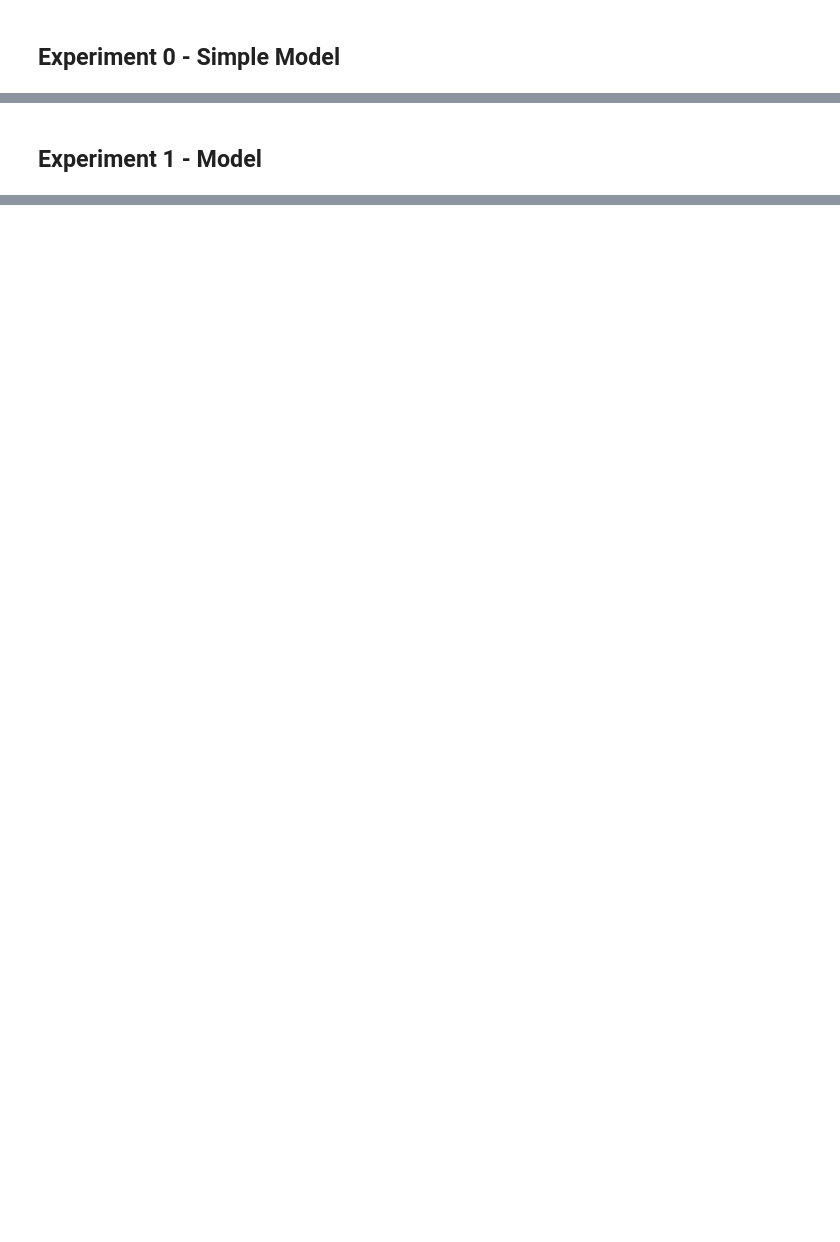
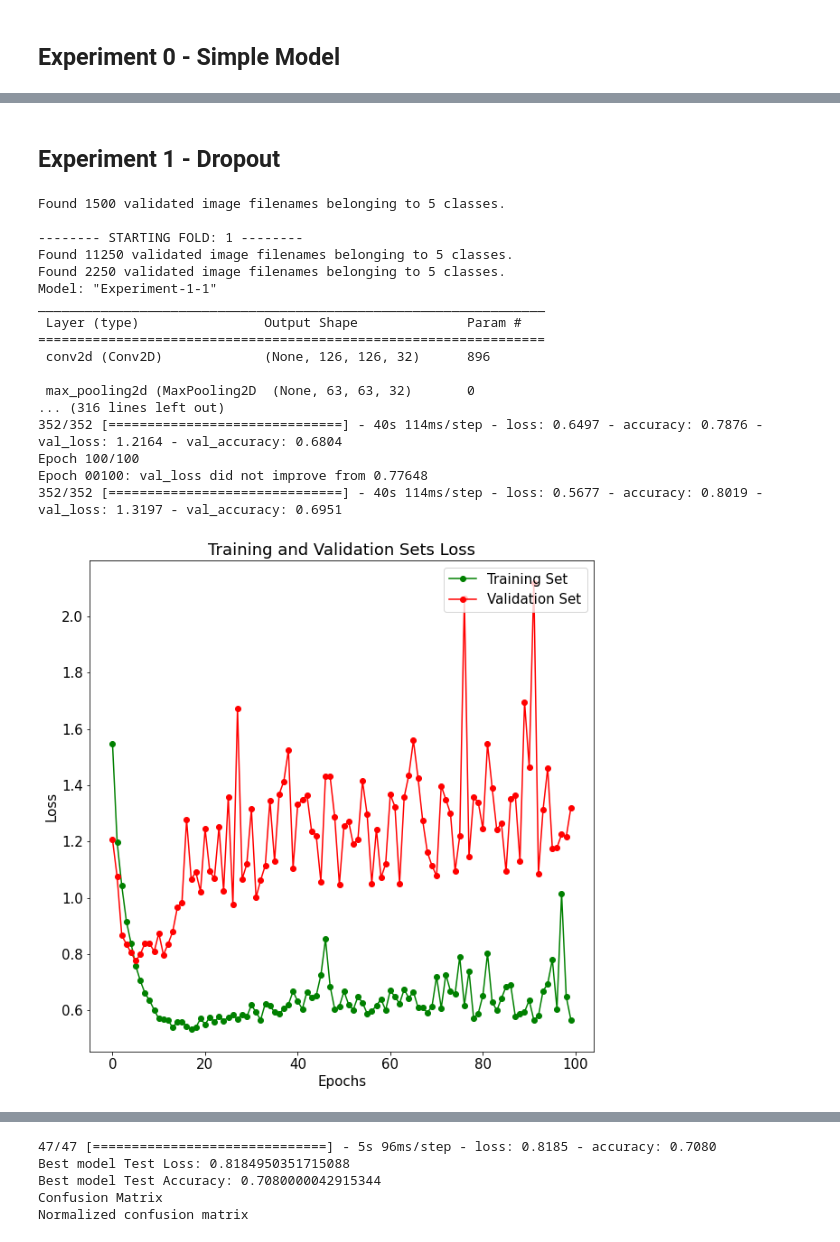
Before and after one commit to rambodrahmani/deep-learning, a Jupyter notebook: jupyter/Task2-Training-from-scratch-images.ipynb, the cells around one changed output, grey strips where cells are left out. Drawn from its saved outputs; the diff is of its cells as text; code cells hidden in the pictures; blank space fills up the shorter version.

```diff
--- a/jupyter/Task2-Training-from-scratch-images.ipynb
+++ b/jupyter/Task2-Training-from-scratch-images.ipynb
@@ -128,2 +114,39 @@ weighted avg       0.21      0.22      0.21      1500
 # %% [markdown]
-## Experiment 1 - Model
+## Experiment 1 - Dropout
+# %%
+# experiment model layers
+layers = [
+    Conv2D(32, kernel_size=(3, 3), activation='relu', input_shape=(128, 128, 3)),
+    MaxPooling2D(pool_size=(2, 2)),
+    Conv2D(64, kernel_size=(3, 3), activation='relu'),
+    MaxPooling2D(pool_size=(2, 2)),
+    Flatten(),
+    Dense(32, activation='relu'),
+    Dropout(0.4),
+    Dense(NUM_CLASSES, activation='softmax')
+]
+
+# train, validate and test
+images_kfold_validation(model_name="Experiment-1", n_splits=6, test_size=0.10,
+                        shuffle=True, layers=layers, learning_rate=0.001,
+                        decay=1e-6, target_size=TARGET_SIZE, epochs=100,
+                        batch_size=32, one_fold=True, resample_data=3000, augment=False)
+# %% [output]
+Found 1500 validated image filenames belonging to 5 classes.
+
+-------- STARTING FOLD: 1 --------
+Found 11250 validated image filenames belonging to 5 classes.
+Found 2250 validated image filenames belonging to 5 classes.
+Model: "Experiment-1-1"
+_________________________________________________________________
+ Layer (type)                Output Shape              Param #
+=================================================================
+ conv2d (Conv2D)             (None, 126, 126, 32)      896
+
+ max_pooling2d (MaxPooling2D  (None, 63, 63, 32)       0
+... (316 lines left out)
+352/352 [==============================] - 40s 114ms/step - loss: 0.6497 - accuracy: 0.7876 - val_loss: 1.2164 - val_accuracy: 0.6804
+Epoch 100/100
+Epoch 00100: val_loss did not improve from 0.77648
+352/352 [==============================] - 40s 114ms/step - loss: 0.5677 - accuracy: 0.8019 - val_loss: 1.3197 - val_accuracy: 0.6951
+[figure, added]
@@ -129,0 +154,5 @@ weighted avg       0.21      0.22      0.21      1500
+47/47 [==============================] - 5s 96ms/step - loss: 0.8185 - accuracy: 0.7080
+Best model Test Loss: 0.8184950351715088
+Best model Test Accuracy: 0.7080000042915344
+Confusion Matrix
+Normalized confusion matrix
```
Also changed, not shown: parts of 22 cells of this notebook, 45 other files.
